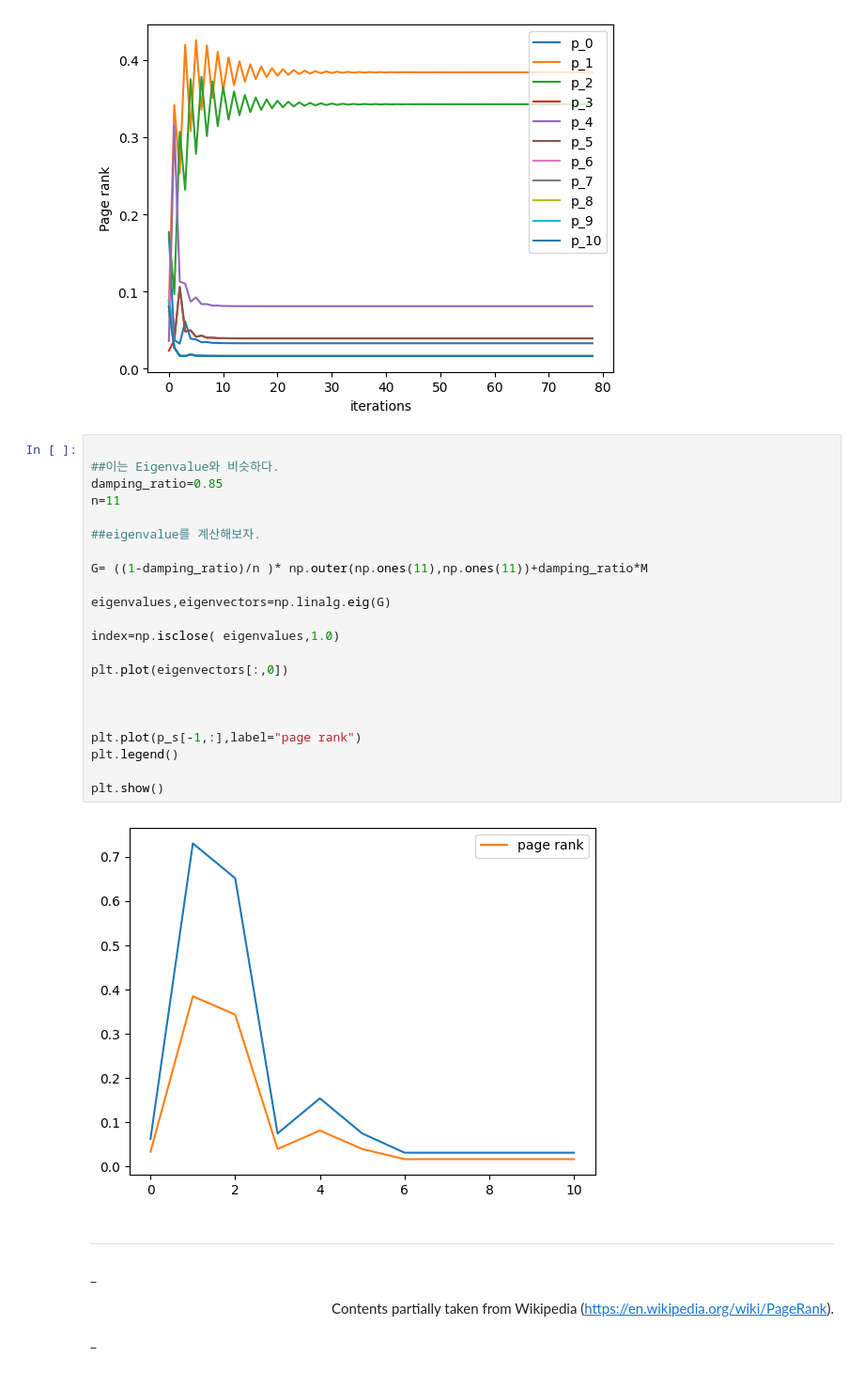
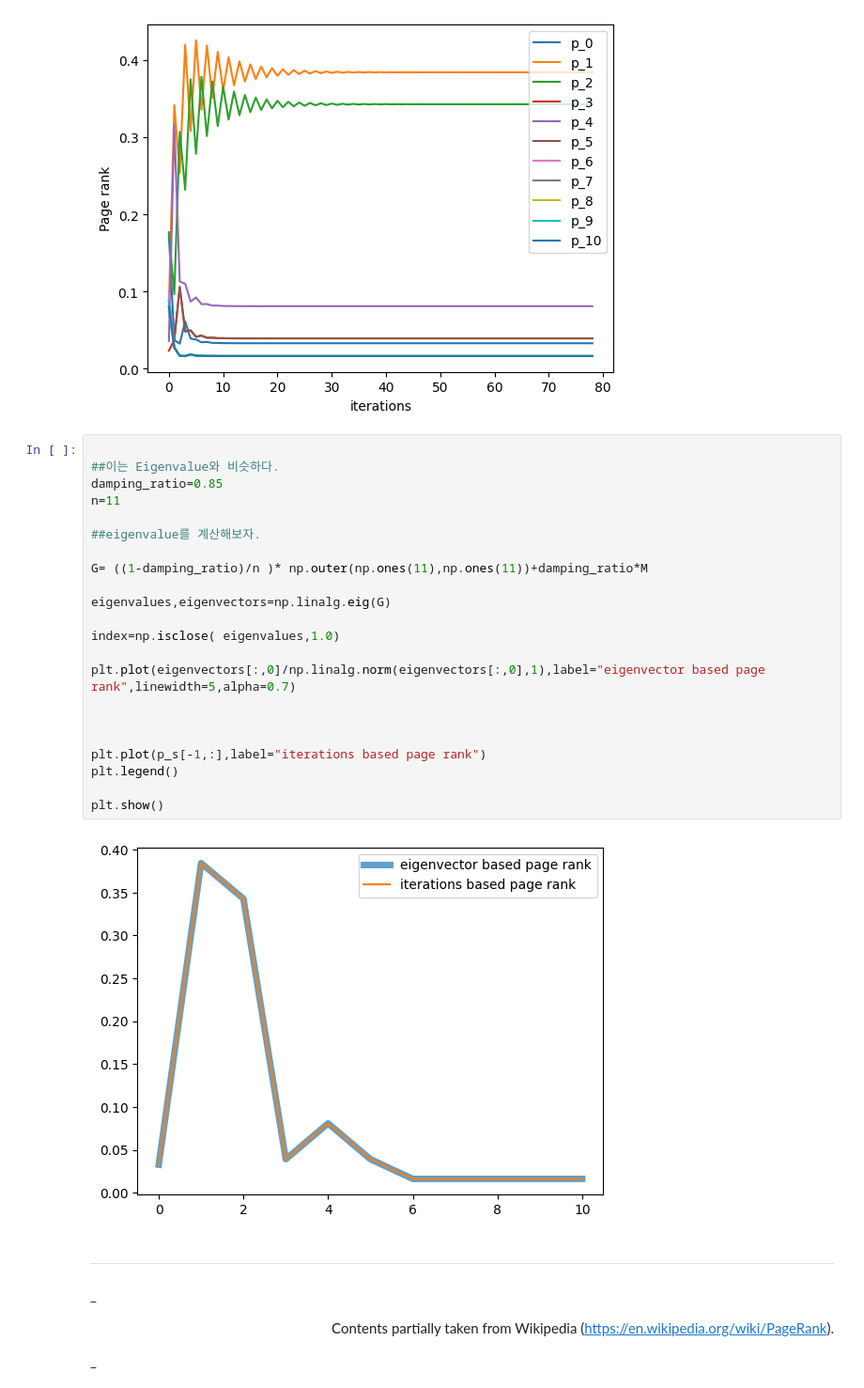
Before and after one commit to imrealhelper/Linear-Algebra, a Jupyter notebook: soft_ware_labs/Ex_Google_PageRank.ipynb, the cells around one changed output. Shown at 94% size. Drawn from its saved outputs; the diff is of its cells as text.

```diff
--- a/soft_ware_labs/Ex_Google_PageRank.ipynb
+++ b/soft_ware_labs/Ex_Google_PageRank.ipynb
@@ -192,27 +192,27 @@ convergence in 78 iterations
 # %%
 
 ##이는 Eigenvalue와 비슷하다.
 damping_ratio=0.85
 n=11
 
 ##eigenvalue를 계산해보자.
 
 G= ((1-damping_ratio)/n )* np.outer(np.ones(11),np.ones(11))+damping_ratio*M
 
 eigenvalues,eigenvectors=np.linalg.eig(G)
 
 index=np.isclose( eigenvalues,1.0)
 
-plt.plot(eigenvectors[:,0])
+plt.plot(eigenvectors[:,0]/np.linalg.norm(eigenvectors[:,0],1),label="eigenvector based page rank",linewidth=5,alpha=0.7)
 
 
 
-plt.plot(p_s[-1,:],label="page rank")
+plt.plot(p_s[-1,:],label="iterations based page rank")
 plt.legend()
 
 plt.show()
 # %% [output]
-[figure, old version]
+[figure, new version]
 # %% [markdown]
 ---
 _<div style="text-align: right">
```
